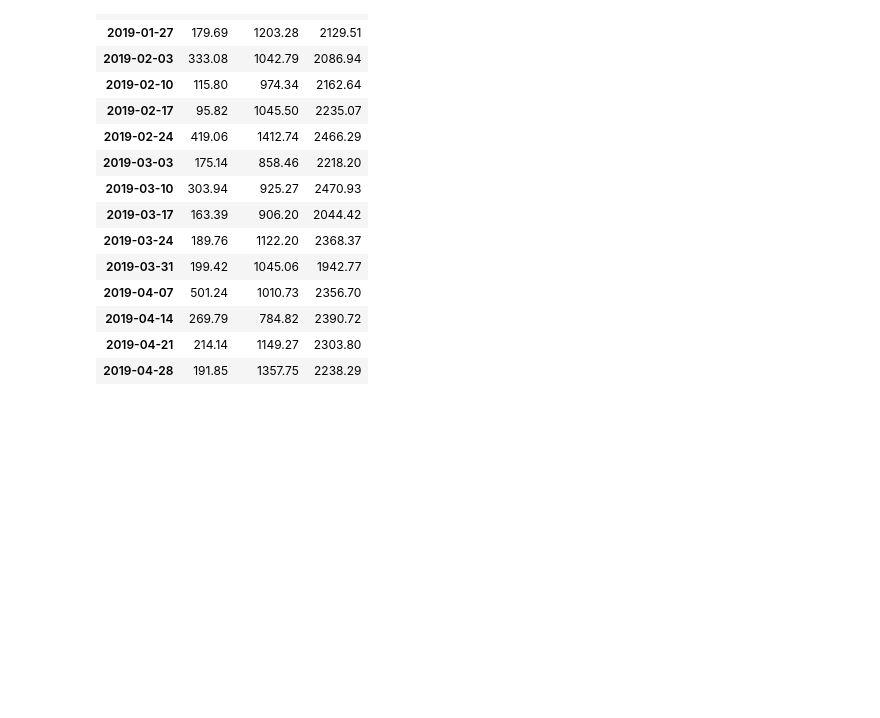
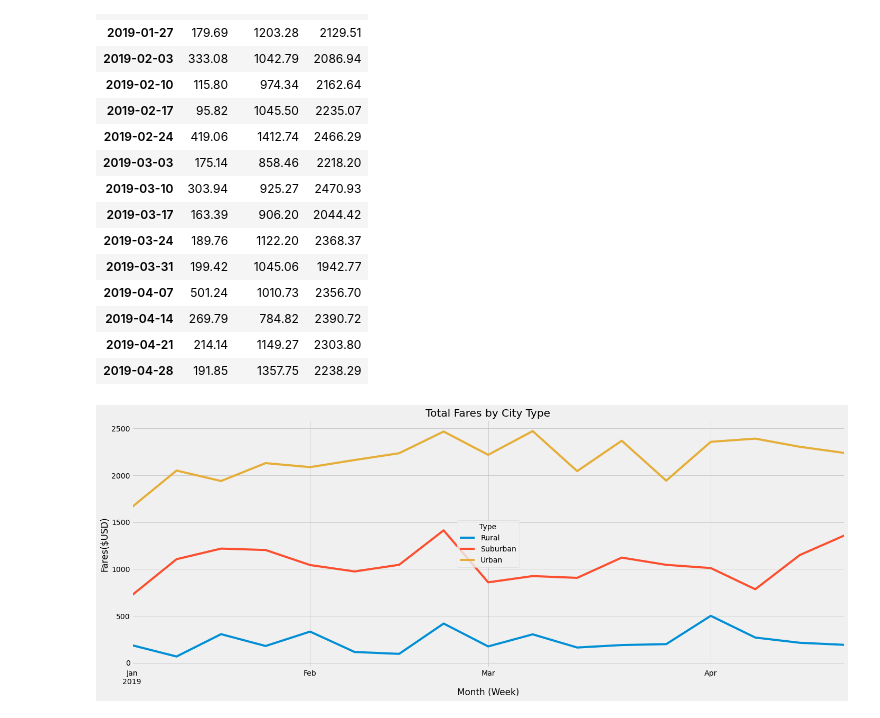
Before and after one commit to EnzoZirotti/PyBer_Analysis, a Jupyter notebook: PyBer_Challenge.ipynb, the cells around one changed output. Drawn from its saved outputs; the diff is of its cells as text; code cells hidden in the pictures; blank space fills up the shorter version.

```diff
--- a/PyBer_Challenge.ipynb
+++ b/PyBer_Challenge.ipynb
@@ -244,7 +244,24 @@ fares_each_week_df
 # %%
 # 8. Using the object-oriented interface method, plot the resample DataFrame using the df.plot() function.
 
 # Import the style from Matplotlib.
 from matplotlib import style
 # Use the graph style fivethirtyeight.
 style.use('fivethirtyeight')
+# Configure plot and ticks
+fig, ax = plt.subplots()
+fares_each_week_df.plot(kind="line", figsize = (20,8), ax=ax)
+# Set textual properties
+ax.set_title("Total Fares by City Type")
+ax.set_xlabel('Month (Week)')
+ax.set_ylabel("Fares($USD)")
+ax.legend(title = 'Type', loc='center')
+
+# Resize plot to display labels
+plt.tight_layout()
+# the plot gets saved to 'output.png'
+plt.savefig("analysis/PyBer_fare_summary.png")
+# Show plot
+plt.show()
+# %% [output]
+[figure, added]
```
Also changed, not shown: 1 other file.
